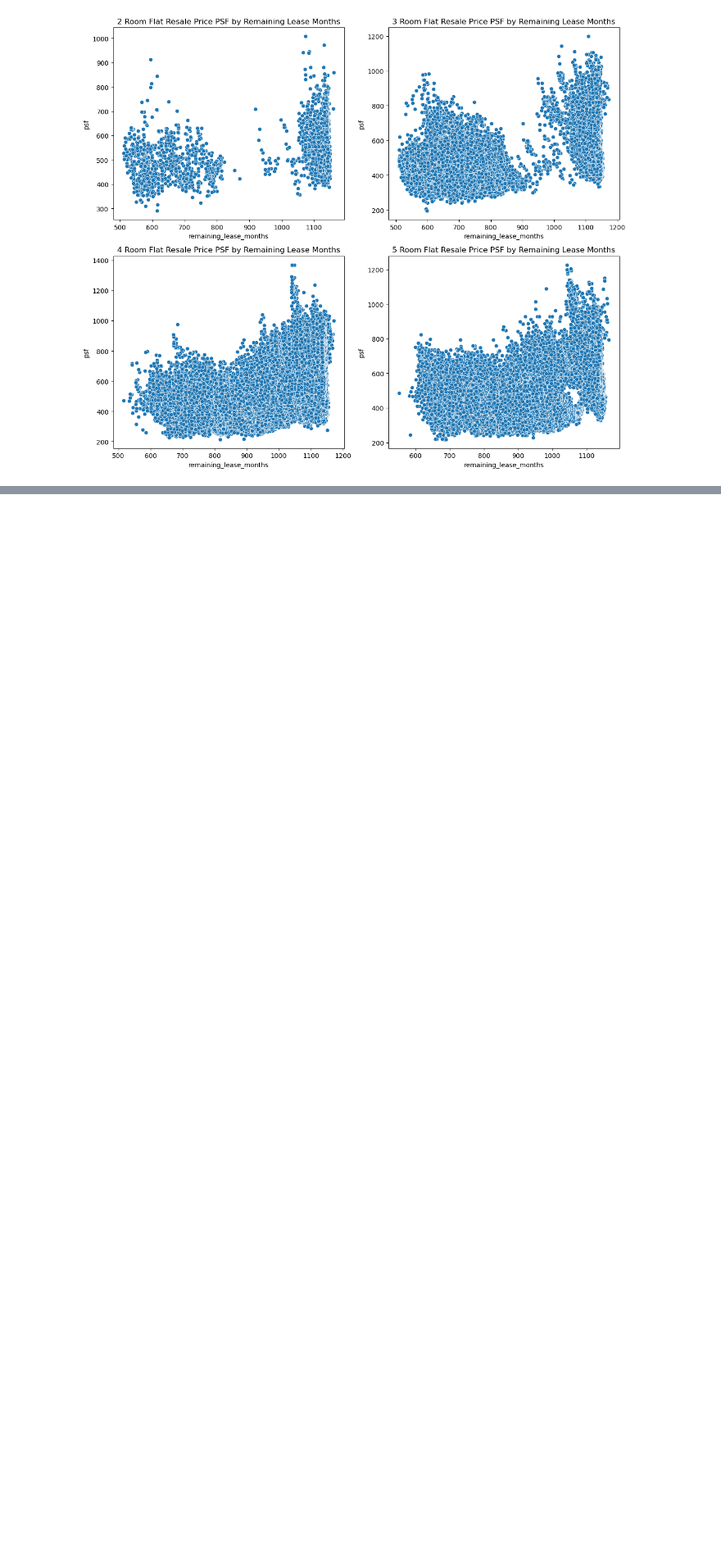
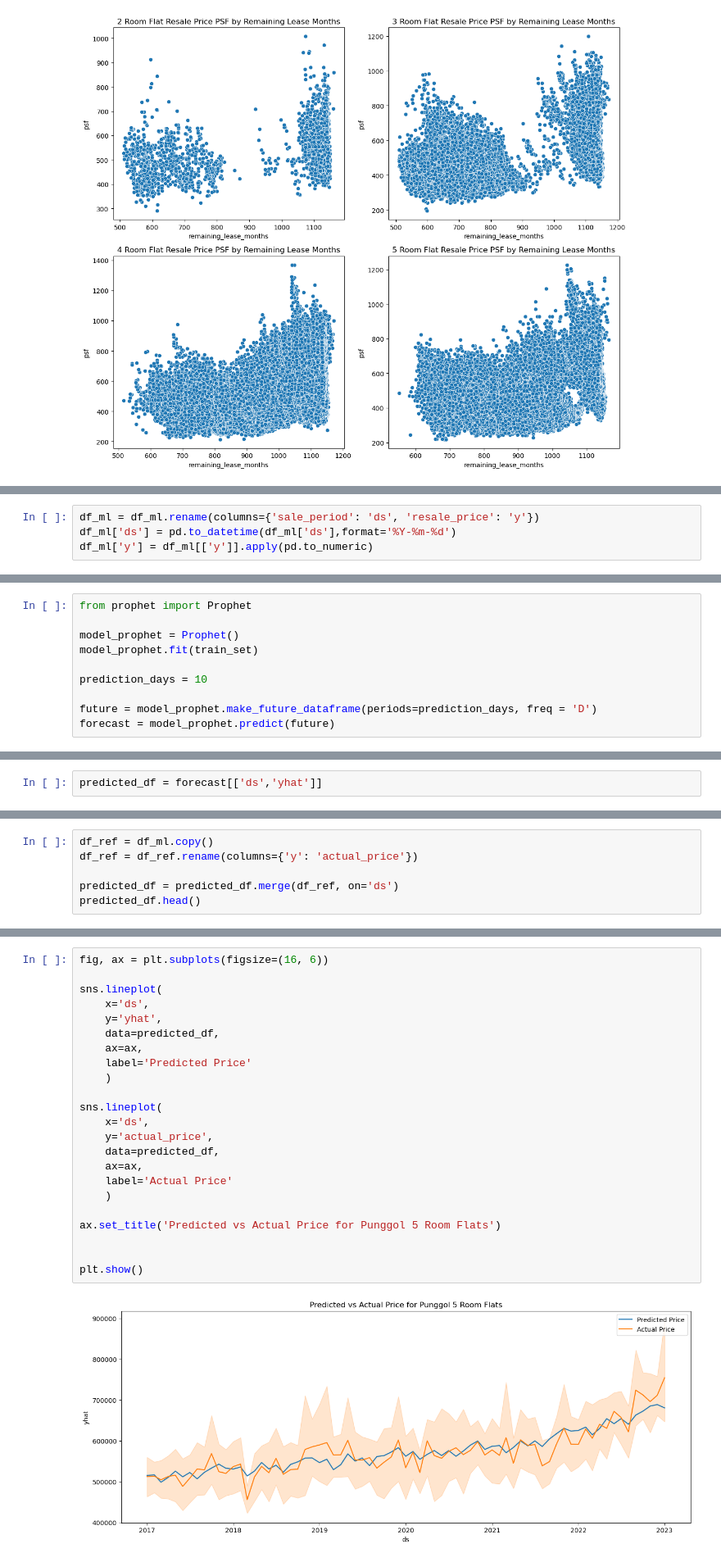
Before and after one commit to ezekielkoh/EDA-HDB-Resale-Prices, a Jupyter notebook: hdb_resale.ipynb, the cells around one changed output, grey strips where cells are left out. Shown at 82% size. Cells and saved outputs as stored; diff of their text form; blank space fills up the shorter version.

```diff
--- a/hdb_resale.ipynb
+++ b/hdb_resale.ipynb
@@ -562,0 +414,4 @@ print(test.head())
+# %%
+df_ml = df_ml.rename(columns={'sale_period': 'ds', 'resale_price': 'y'})
+df_ml['ds'] = pd.to_datetime(df_ml['ds'],format='%Y-%m-%d')
+df_ml['y'] = df_ml[['y']].apply(pd.to_numeric)
@@ -562,0 +446,10 @@ print(test.head())
+# %%
+from prophet import Prophet
+
+model_prophet = Prophet()
+model_prophet.fit(train_set)
+
+prediction_days = 10
+
+future = model_prophet.make_future_dataframe(periods=prediction_days, freq = 'D')
+forecast = model_prophet.predict(future)
@@ -562,0 +459,2 @@ print(test.head())
+# %%
+predicted_df = forecast[['ds','yhat']]
@@ -562,0 +470,6 @@ print(test.head())
+# %%
+df_ref = df_ml.copy()
+df_ref = df_ref.rename(columns={'y': 'actual_price'})
+
+predicted_df = predicted_df.merge(df_ref, on='ds')
+predicted_df.head()
@@ -562,0 +483,25 @@ print(test.head())
+# %%
+fig, ax = plt.subplots(figsize=(16, 6))
+
+sns.lineplot(
+    x='ds',
+    y='yhat',
+    data=predicted_df,
+    ax=ax,
+    label='Predicted Price'
+    )
+
+sns.lineplot(
+    x='ds',
+    y='actual_price',
+    data=predicted_df,
+    ax=ax,
+    label='Actual Price'
+    )
+
+ax.set_title('Predicted vs Actual Price for Punggol 5 Room Flats')
+
+
+plt.show()
+# %% [output]
+[figure, added]
```
Also changed, not shown: parts of 46 cells of this notebook, 6 other files.
